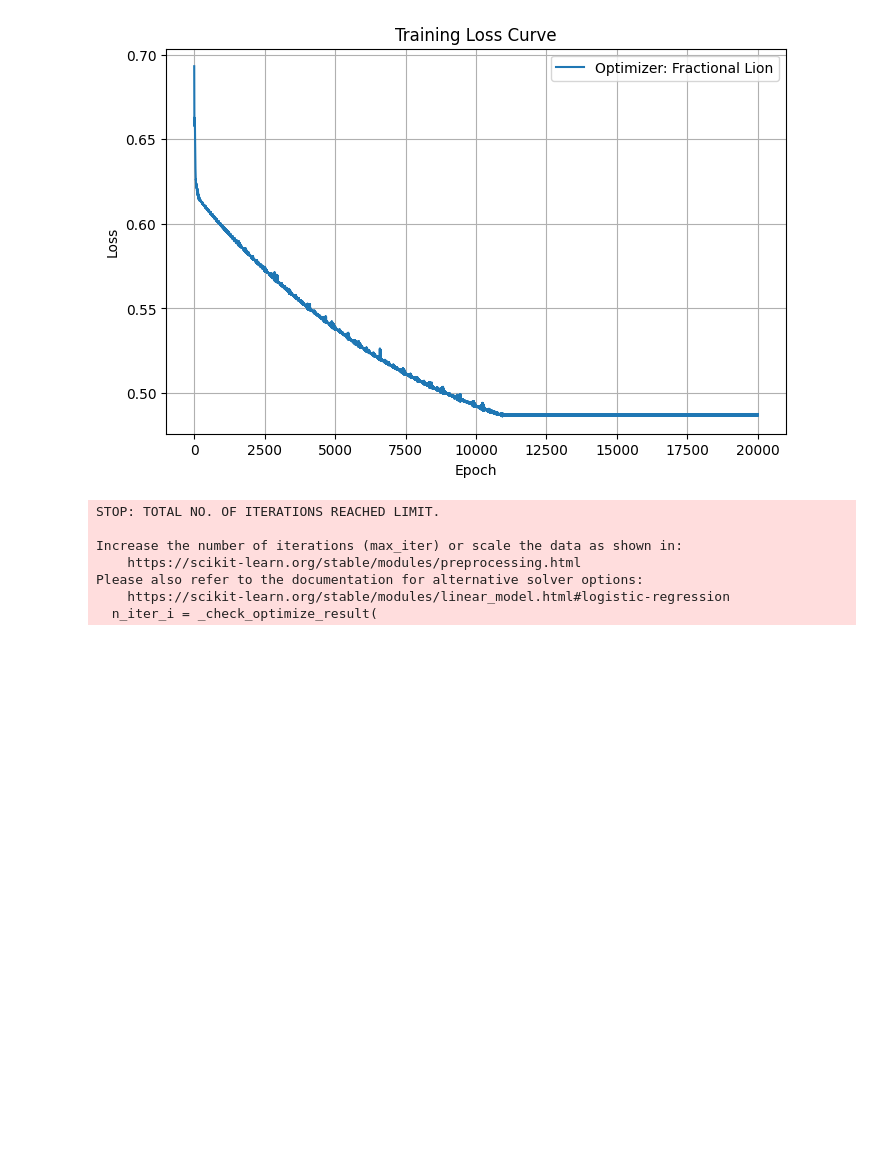
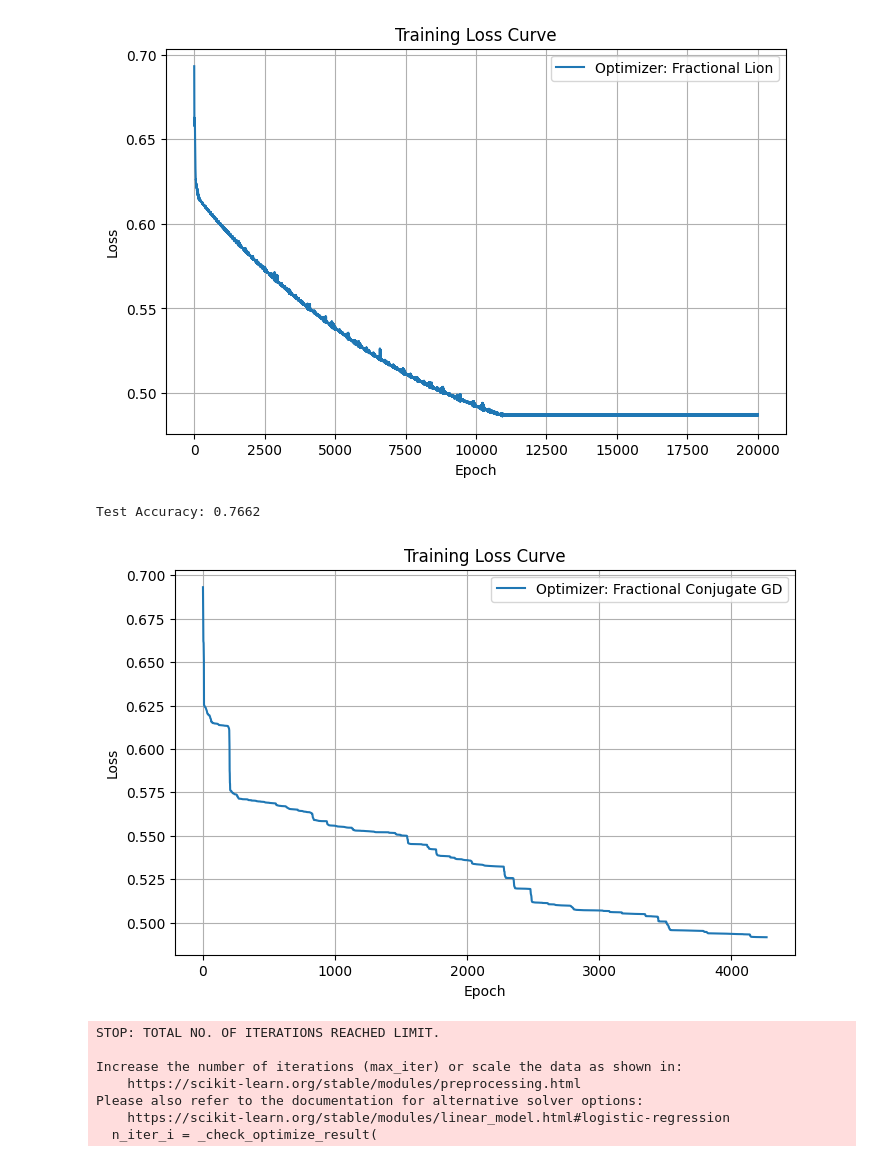
Before and after one commit to Justin0207/Fractional-Gradient-Descent-Framework-with-Classical-Modern-Optimizers, a Jupyter notebook: logistic_regression_example.ipynb, the cells around one changed output. Cells and saved outputs as stored; diff of their text form; code cells hidden in the pictures; blank space fills up the shorter version.

```diff
--- a/logistic_regression_example.ipynb
+++ b/logistic_regression_example.ipynb
@@ -12,7 +12,7 @@ from losses import logistic_loss, softmax_loss, mse_loss, hinge_loss
 from plot_utils import plot_training_loss, plot_accuracy, compare_optimizers, plot_accuracy_bars, plot_rmse_bars
 
 
-df = pd.read_csv("diabetes.csv")
+df = pd.read_csv(r"C:\Users\HP\Desktop\DS\Diabetes Prediction\diabetes.csv")
 
 X = df.iloc[:, :-1].values
 y = df.iloc[:, -1].values
@@ -55,3 +53,18 @@ Epoch 19800 | Loss=0.486694 | ||Δ||=5.002304e-04
 Epoch 19900 | Loss=0.486698 | ||Δ||=5.002304e-04
 Epoch 20000 | Loss=0.486701 | ||Δ||=5.002304e-04
 Final loss: 0.486701
+# %%
+optimizer = Optimizer("conjugate", lr=0.05, beta=0.95, use_fractional=True, alpha=0.8, memory=10, line_search_version='V3')
+
+trainer = GradientDescentTrainer(
+    optimizer=optimizer,
+    objective_function=logistic_loss,
+    tol=1e-9,
+    print_every=100
+)
+
+
+w_init = np.zeros(X_train.shape[1])
+b_init = 0.0
+
+w_opt_c, b_opt_c, losses_c = trainer.train(w_init, b_init, X_train, y_train, epochs=20000)
@@ -65,6 +96,16 @@ Test Accuracy: 0.7922
 plot_training_loss(losses, optimizer_name='Fractional Lion')
 # %% [output]
 [figure]
+# %%
+y_pred_c = trainer.predict(X_test, w_opt_c, b_opt_c)
+accuracy = np.mean(y_pred_c == y_test)
+print(f"Test Accuracy: {accuracy:.4f}")
+# %% [output]
+Test Accuracy: 0.7662
+# %%
+plot_training_loss(losses_c, optimizer_name='Fractional Conjugate GD')
+# %% [output]
+[figure, added]
 # %%
 from sklearn.linear_model import LogisticRegression
 
```
Also changed, not shown: parts of 2 cells of this notebook.
